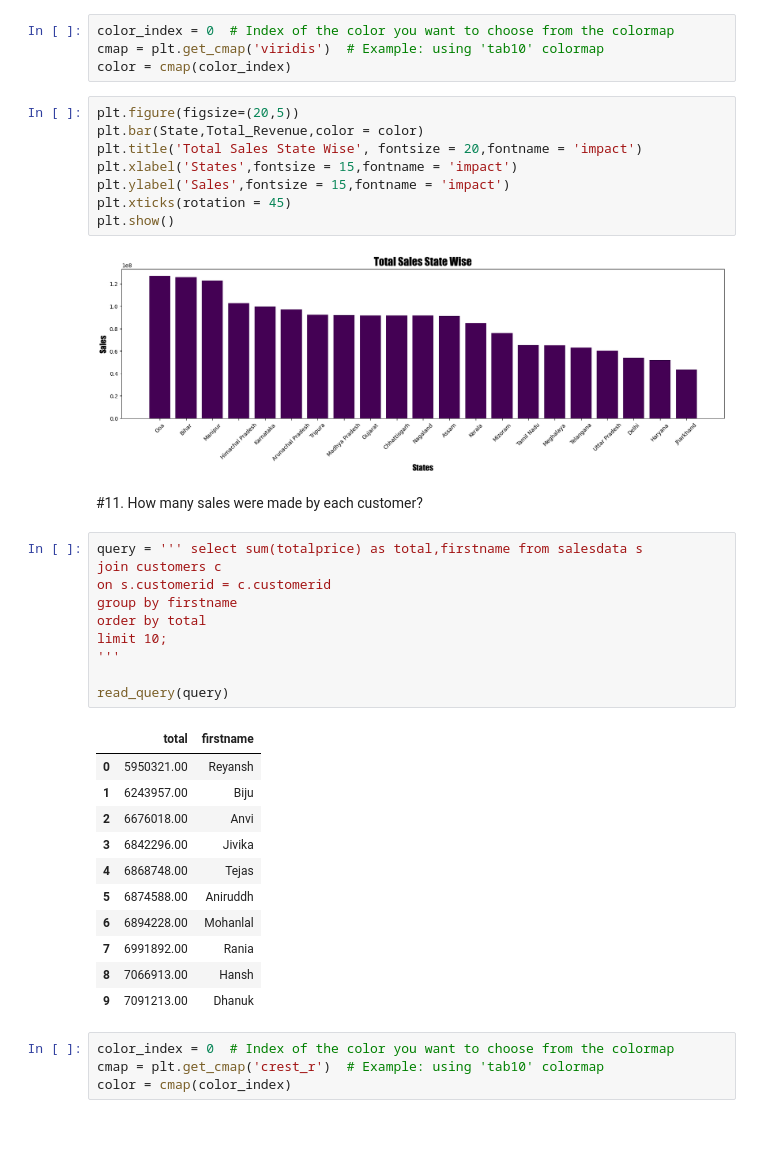
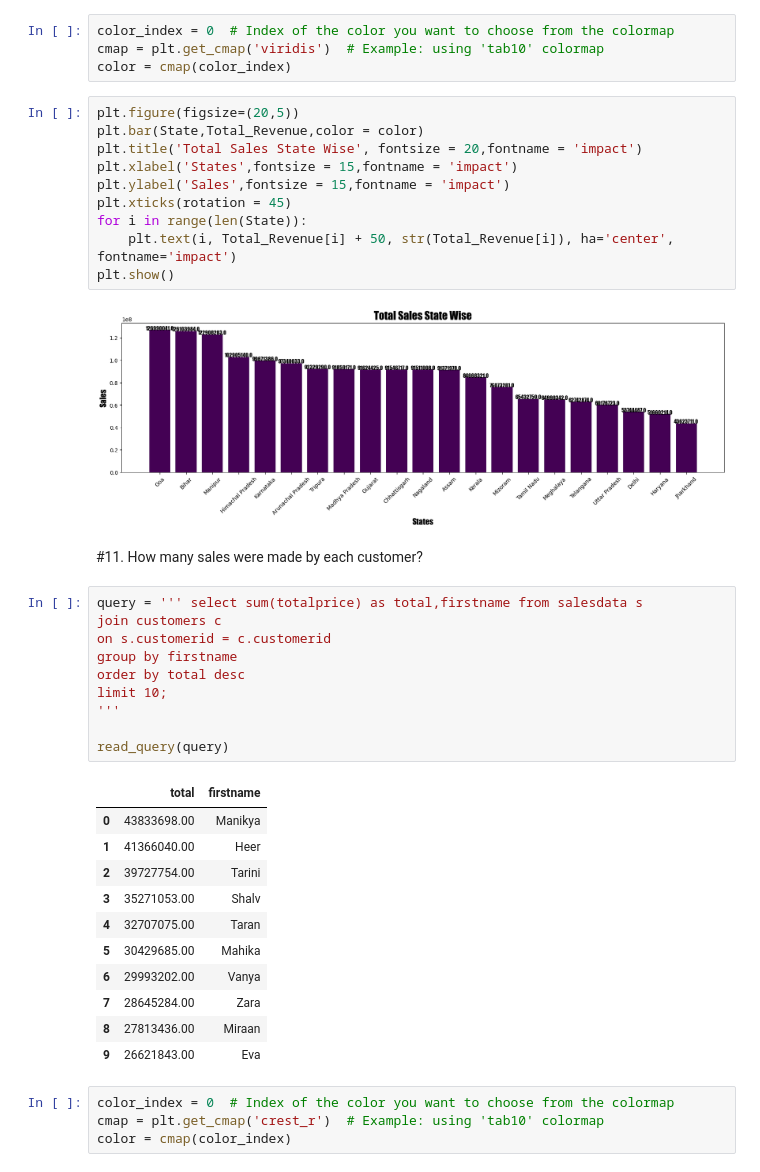
Before and after one commit to Deepak-karmiyal/Mysql-project, a Jupyter notebook: swiftmarket.ipynb, the cells around one changed output. Cells and saved outputs as stored; diff of their text form; blank space fills up the shorter version.

```diff
--- a/swiftmarket.ipynb
+++ b/swiftmarket.ipynb
@@ -518,33 +680,35 @@ plt.title('Total Sales State Wise', fontsize = 20,fontname = 'impact')
 plt.xlabel('States',fontsize = 15,fontname = 'impact')
 plt.ylabel('Sales',fontsize = 15,fontname = 'impact')
 plt.xticks(rotation = 45)
+for i in range(len(State)):
+    plt.text(i, Total_Revenue[i] + 50, str(Total_Revenue[i]), ha='center', fontname='impact')
 plt.show()
 # %% [output]
-[figure, old version]
+[figure, new version]
 # %% [markdown]
 #11. How many sales were made by each customer?
 # %%
 query = ''' select sum(totalprice) as total,firstname from salesdata s
 join customers c
 on s.customerid = c.customerid
 group by firstname
-order by total
+order by total desc
 limit 10;
 '''
 
 read_query(query)
 # %% [output]
 |  | total | firstname |
-| 0 | 5950321.00 | Reyansh |
-| 1 | 6243957.00 | Biju |
-| 2 | 6676018.00 | Anvi |
-| 3 | 6842296.00 | Jivika |
-| 4 | 6868748.00 | Tejas |
-| 5 | 6874588.00 | Aniruddh |
-| 6 | 6894228.00 | Mohanlal |
-| 7 | 6991892.00 | Rania |
-| 8 | 7066913.00 | Hansh |
-| 9 | 7091213.00 | Dhanuk |
+| 0 | 43833698.00 | Manikya |
+| 1 | 41366040.00 | Heer |
+| 2 | 39727754.00 | Tarini |
+| 3 | 35271053.00 | Shalv |
+| 4 | 32707075.00 | Taran |
+| 5 | 30429685.00 | Mahika |
+| 6 | 29993202.00 | Vanya |
+| 7 | 28645284.00 | Zara |
+| 8 | 27813436.00 | Miraan |
+| 9 | 26621843.00 | Eva |
 # %%
 color_index = 0  # Index of the color you want to choose from the colormap
 cmap = plt.get_cmap('crest_r')  # Example: using 'tab10' colormap
```
Also changed, not shown: parts of 35 cells of this notebook.
